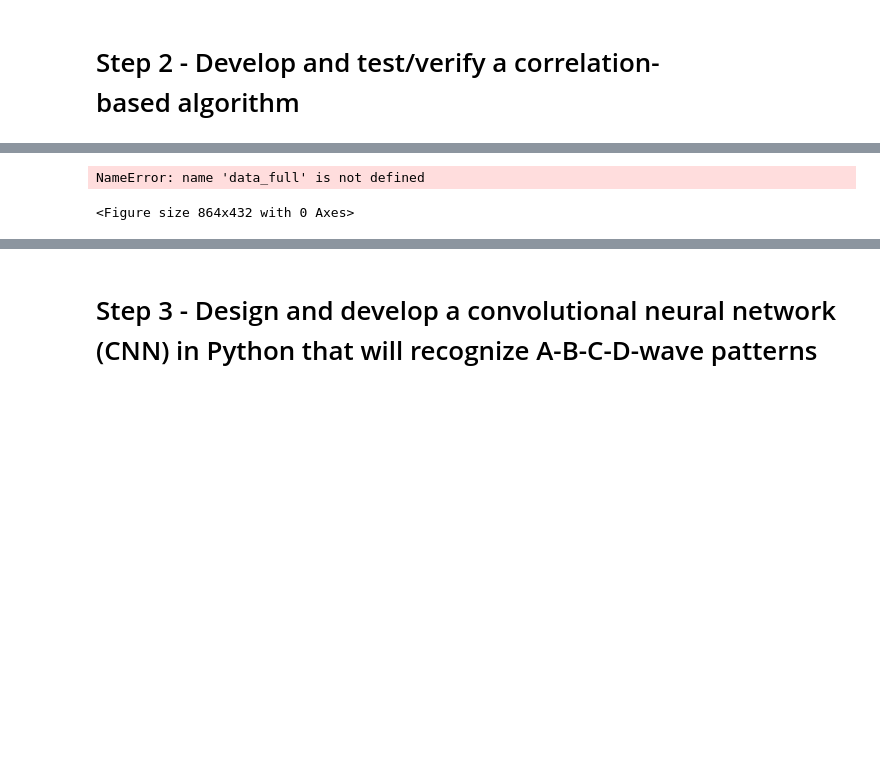
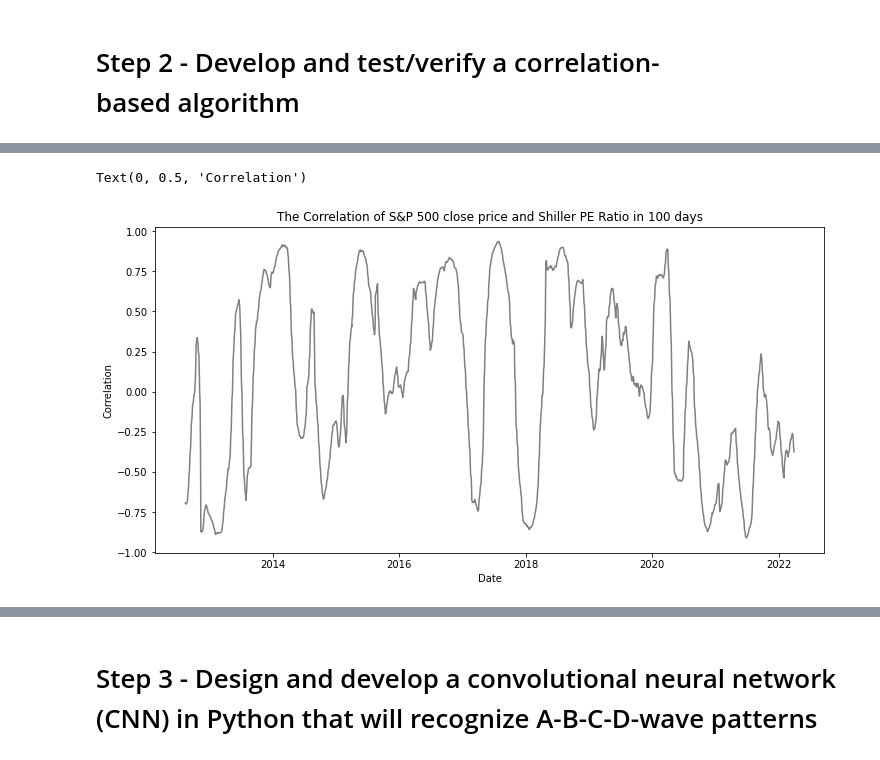
Before and after one commit to Antoljak/CAP6615Group, a Jupyter notebook: Assignment4/assignment4.ipynb, the cells around one changed output, grey strips where cells are left out. Saved outputs shown, nothing was run; the diff lists cells and outputs as text; code cells hidden in the pictures; blank space fills up the shorter version.

```diff
--- a/Assignment4/assignment4.ipynb
+++ b/Assignment4/assignment4.ipynb
@@ -68,17 +70,31 @@ print(mean_sp_index1)
 # %%
 #Merge the data of S$P500 and PE ration
 record = []
+recordDate = []
+
+# get the date from data
+def get_date(date_data):
+    res = (date_data[:-5]).split('/')
+    if(len(res)==3):
+        return res
+    return None
+
+array_date_pe = date_pe.tolist()
+
+# if the S&P and PE in the same year and month, merge it into an item.
+
 for i in range(len(date_sp)):
-    tmp = [0 for _ in range[3]]
+    tmp = [0 for _ in range(3)]
     tmp[0] = sp_index[i][0]
-    record_time = date_sp[i]
+    record_time = str(date_sp[i][0])
     for j in range(len(ratio_sp)):
-        peDate = date_pe[j].split('/')
-        if(len(peData)>=2 and len(peData[1])>0):
-            if(record_time[6:10]==peData[2]):
-                if peData[1]==record_time[0:2] or ('0'+peData[1])==record_time[0:2]:
-                    tmp[1] = ratio_sp[j]
-                    tmp[2] = record_time
-                    record.append(tmp)
+        peDate = get_date( array_date_pe[j][0] )
+
+        if(peDate is not None and len(peDate)==3) :
+            if(record_time[6:10]==peDate[2] ):
+                    if(peDate[1]==record_time[0:2] or ('0'+peDate[1])==record_time[0:2]):
+                        tmp[1] = ratio_sp[j]
+                        recordDate.append(record_time)
+                        record.append(tmp)
 
 dataset = np.array(record)
@@ -98,11 +120,16 @@ dataset
 # %%
+dateDigital = [];
+
+for i in range(len(recordDate)):
+    dateDigital.append(float(recordDate[i][6:10]) + ( (float(recordDate[i][0:2])-1)*30 + float(recordDate[i][3:5]) )/366 )
+
 plt.figure(figsize=(12, 6));
-plt.plot(data_full.Date.loc[~data_full.Date.index.isin(list(range(nsample-1))) ],
-         dataset[(nsample-1):, 2], color='grey', label='Close')
+plt.plot(dateDigital[(sampleNum-1):],
+         dataset[(sampleNum-1):, 2], color='grey', label='Close')
 plt.title('The Correlation of S&P 500 close price and Shiller PE Ratio in 100 days')
 plt.xlabel('Date')
 plt.ylabel('Correlation')
 # %% [output]
-NameError: name 'data_full' is not defined
+Text(0, 0.5, 'Correlation')
-<Figure size 864x432 with 0 Axes>
+[figure, added]
 # %%
```
Also changed, not shown: parts of 27 cells of this notebook.
